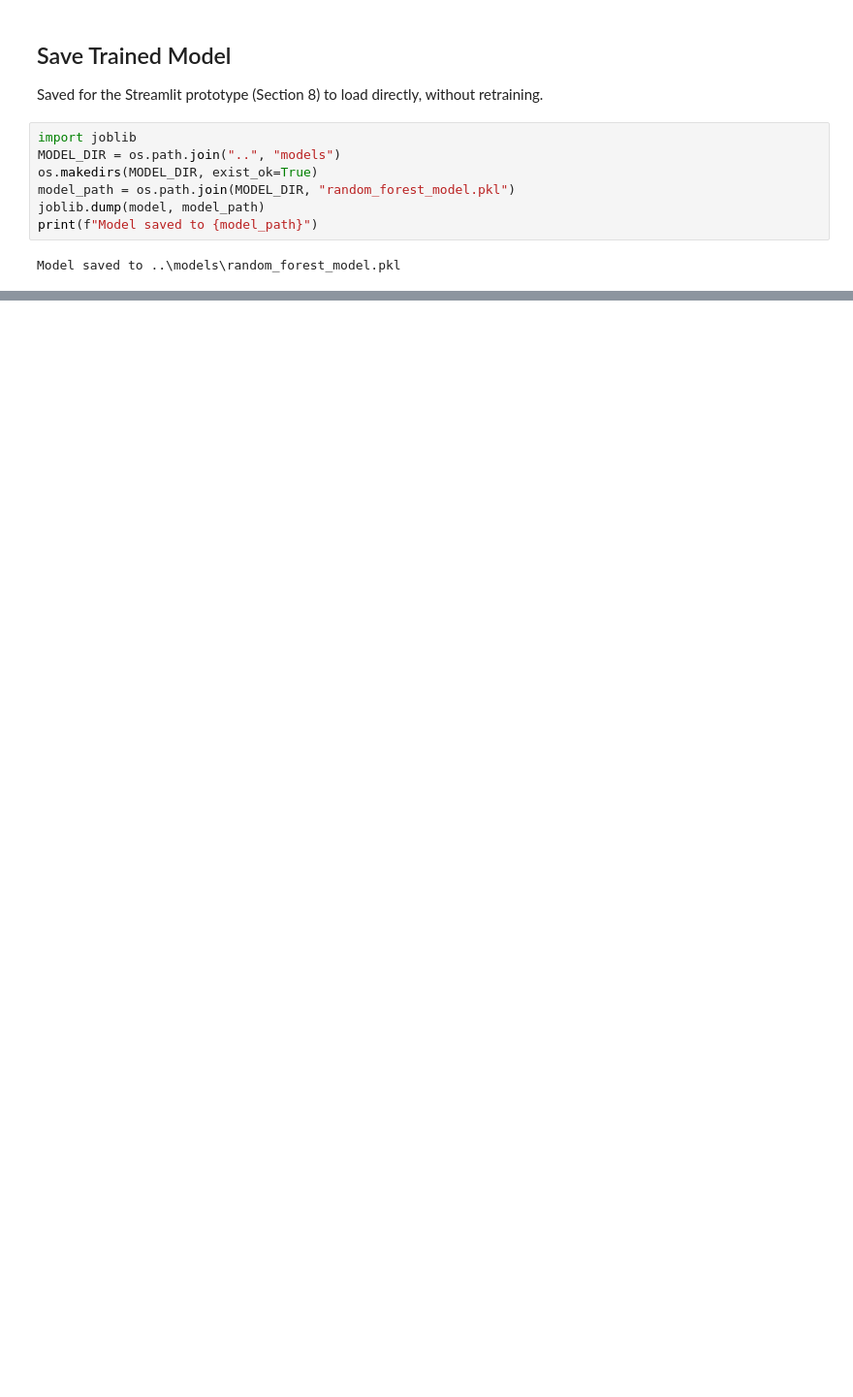
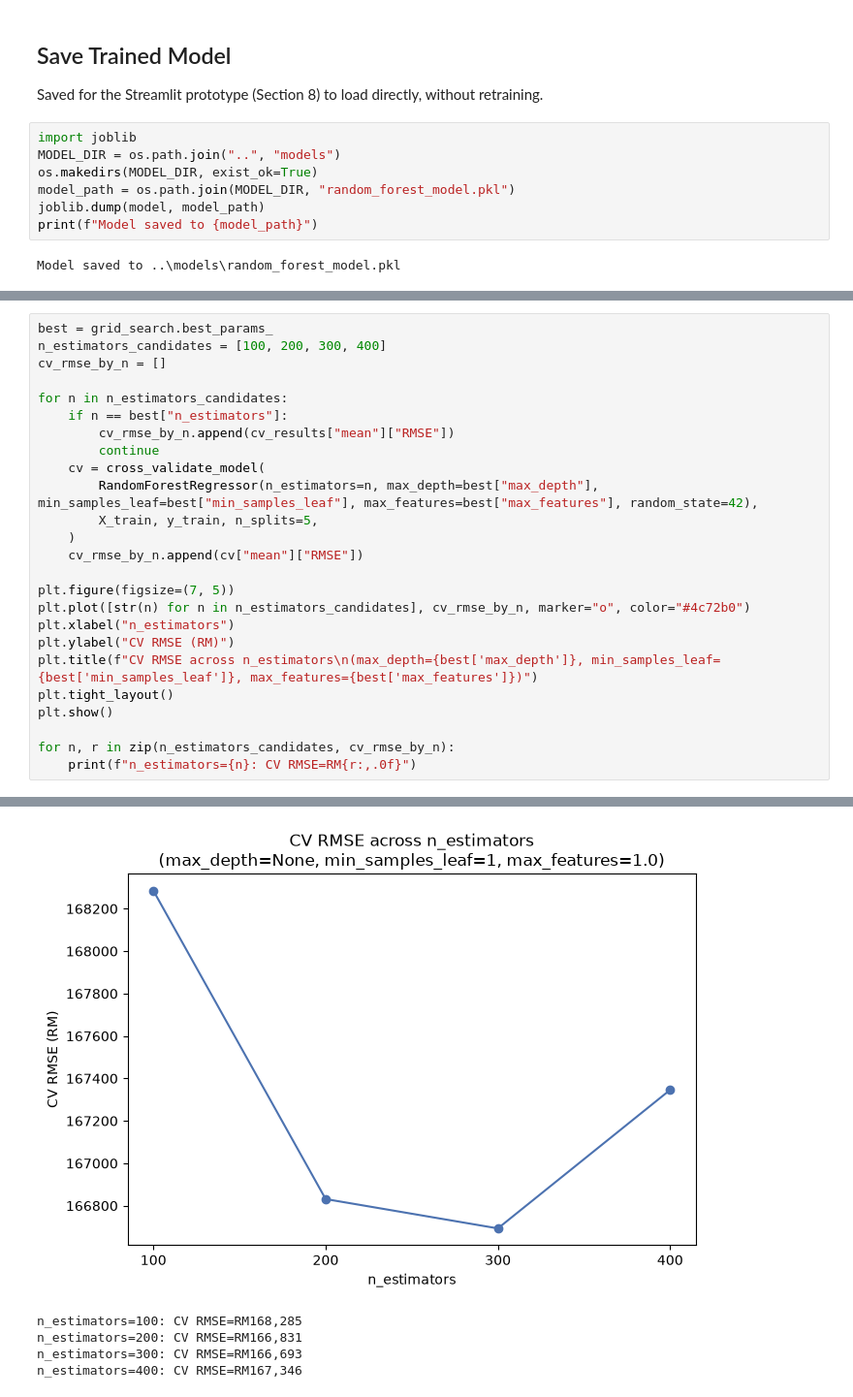
Before and after one commit to Lowzh5/Malaysian-Condominium-Prices-Data, a Jupyter notebook: src/model_randomforest.ipynb, the cells around one changed output, grey strips where cells are left out. Shown at 97% size. Saved outputs shown, nothing was run; the diff lists cells and outputs as text; blank space fills up the shorter version.

```diff
--- a/src/model_randomforest.ipynb
+++ b/src/model_randomforest.ipynb
@@ -131,0 +268,26 @@ Model saved to ..\models\random_forest_model.pkl
+# %%
+best = grid_search.best_params_
+n_estimators_candidates = [100, 200, 300, 400]
+cv_rmse_by_n = []
+
+for n in n_estimators_candidates:
+    if n == best["n_estimators"]:
+        cv_rmse_by_n.append(cv_results["mean"]["RMSE"])
+        continue
+    cv = cross_validate_model(
+        RandomForestRegressor(n_estimators=n, max_depth=best["max_depth"], min_samples_leaf=best["min_samples_leaf"], max_features=best["max_features"], random_state=42),
+        X_train, y_train, n_splits=5,
+    )
+    cv_rmse_by_n.append(cv["mean"]["RMSE"])
+
+plt.figure(figsize=(7, 5))
+plt.plot([str(n) for n in n_estimators_candidates], cv_rmse_by_n, marker="o", color="#4c72b0")
+plt.xlabel("n_estimators")
+plt.ylabel("CV RMSE (RM)")
+plt.title(f"CV RMSE across n_estimators\n(max_depth={best['max_depth']}, min_samples_leaf={best['min_samples_leaf']}, max_features={best['max_features']})")
+plt.tight_layout()
+plt.show()
+
+for n, r in zip(n_estimators_candidates, cv_rmse_by_n):
+    print(f"n_estimators={n}: CV RMSE=RM{r:,.0f}")
+# %% [output]
@@ -131,0 +309,5 @@ Model saved to ..\models\random_forest_model.pkl
+[figure, added]
+n_estimators=100: CV RMSE=RM168,285
+n_estimators=200: CV RMSE=RM166,831
+n_estimators=300: CV RMSE=RM166,693
+n_estimators=400: CV RMSE=RM167,346
```
Also changed, not shown: parts of 19 cells of this notebook, 1 other file.
